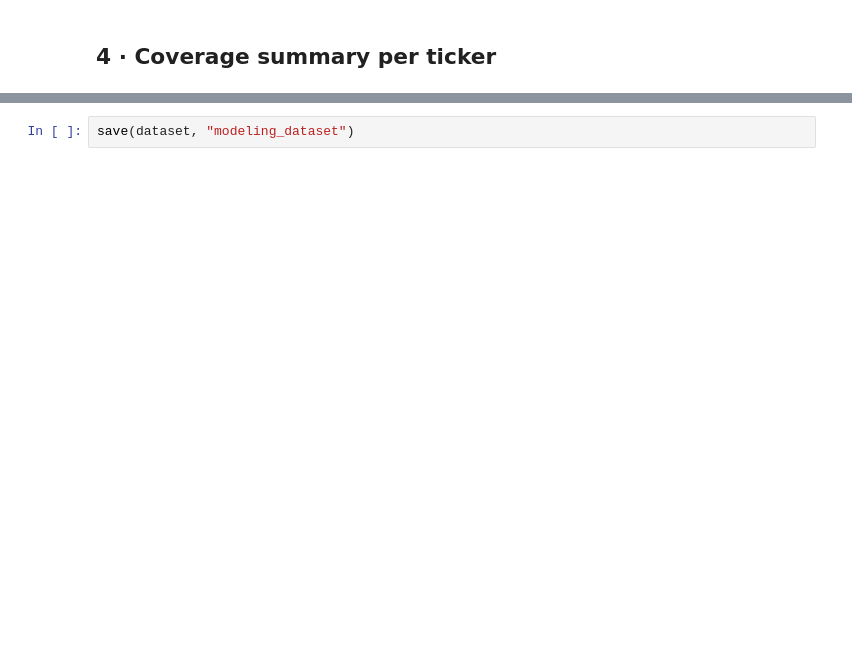
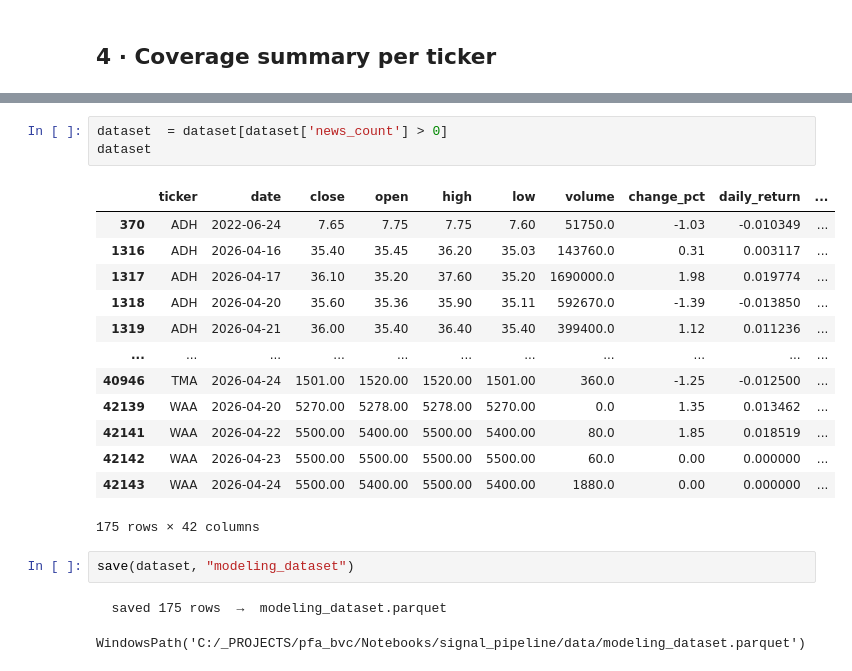
Before and after one commit to anas325/pfa_bvc, a Jupyter notebook: Notebooks/signal_pipeline/06_dataset_construction.ipynb, the cells around one changed output, grey strips where cells are left out. Cells and saved outputs as stored; diff of their text form; blank space fills up the shorter version.

```diff
--- a/Notebooks/signal_pipeline/06_dataset_construction.ipynb
+++ b/Notebooks/signal_pipeline/06_dataset_construction.ipynb
@@ -99,2 +130,22 @@ print(summary.sort_values("news_days", ascending=False).head(20).to_string())
+# %%
+dataset  = dataset[dataset['news_count'] > 0]
+dataset
+# %% [output]
+|  | ticker | date | close | open | high | low | volume | change_pct | daily_return | ... |
+| 370 | ADH | 2022-06-24 | 7.65 | 7.75 | 7.75 | 7.60 | 51750.0 | -1.03 | -0.010349 | ... |
+| 1316 | ADH | 2026-04-16 | 35.40 | 35.45 | 36.20 | 35.03 | 143760.0 | 0.31 | 0.003117 | ... |
+| 1317 | ADH | 2026-04-17 | 36.10 | 35.20 | 37.60 | 35.20 | 1690000.0 | 1.98 | 0.019774 | ... |
+| 1318 | ADH | 2026-04-20 | 35.60 | 35.36 | 35.90 | 35.11 | 592670.0 | -1.39 | -0.013850 | ... |
+| 1319 | ADH | 2026-04-21 | 36.00 | 35.40 | 36.40 | 35.40 | 399400.0 | 1.12 | 0.011236 | ... |
+| ... | ... | ... | ... | ... | ... | ... | ... | ... | ... | ... |
+| 40946 | TMA | 2026-04-24 | 1501.00 | 1520.00 | 1520.00 | 1501.00 | 360.0 | -1.25 | -0.012500 | ... |
+| 42139 | WAA | 2026-04-20 | 5270.00 | 5278.00 | 5278.00 | 5270.00 | 0.0 | 1.35 | 0.013462 | ... |
+| 42141 | WAA | 2026-04-22 | 5500.00 | 5400.00 | 5500.00 | 5400.00 | 80.0 | 1.85 | 0.018519 | ... |
+| 42142 | WAA | 2026-04-23 | 5500.00 | 5500.00 | 5500.00 | 5500.00 | 60.0 | 0.00 | 0.000000 | ... |
+| 42143 | WAA | 2026-04-24 | 5500.00 | 5400.00 | 5500.00 | 5400.00 | 1880.0 | 0.00 | 0.000000 | ... |
+175 rows × 42 columns
 # %%
 save(dataset, "modeling_dataset")
+# %% [output]
+  saved 175 rows  →  modeling_dataset.parquet
+WindowsPath('C:/_PROJECTS/pfa_bvc/Notebooks/signal_pipeline/data/modeling_dataset.parquet')
```
Also changed, not shown: parts of 5 cells of this notebook, 5 other files.
